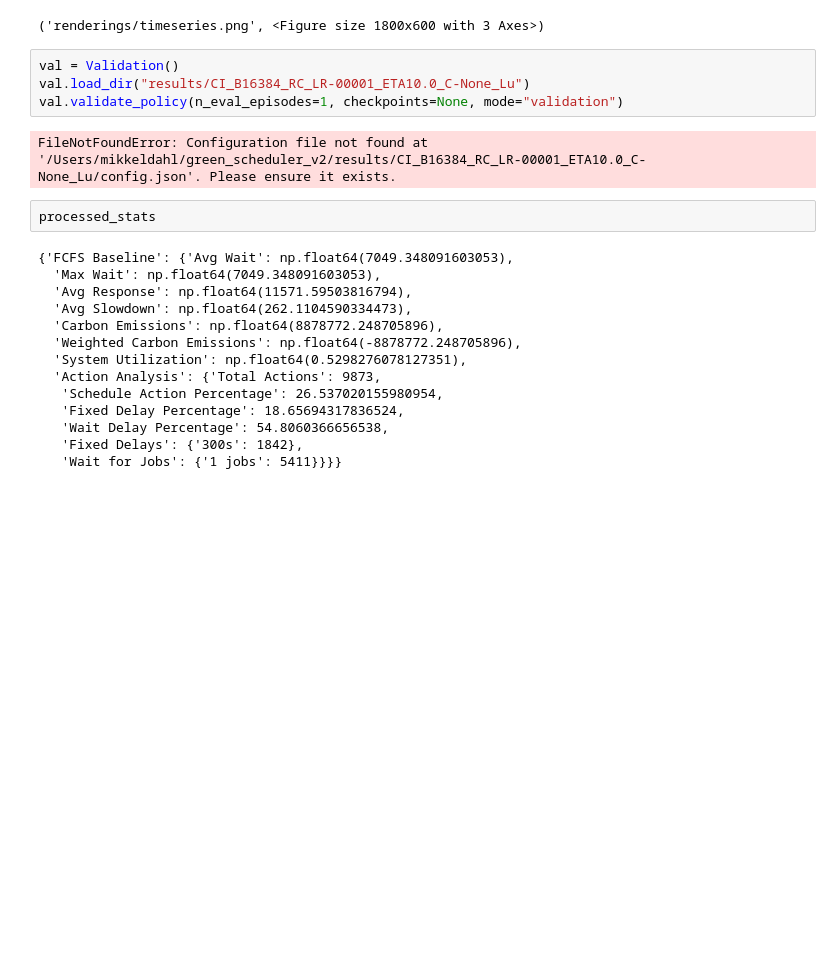
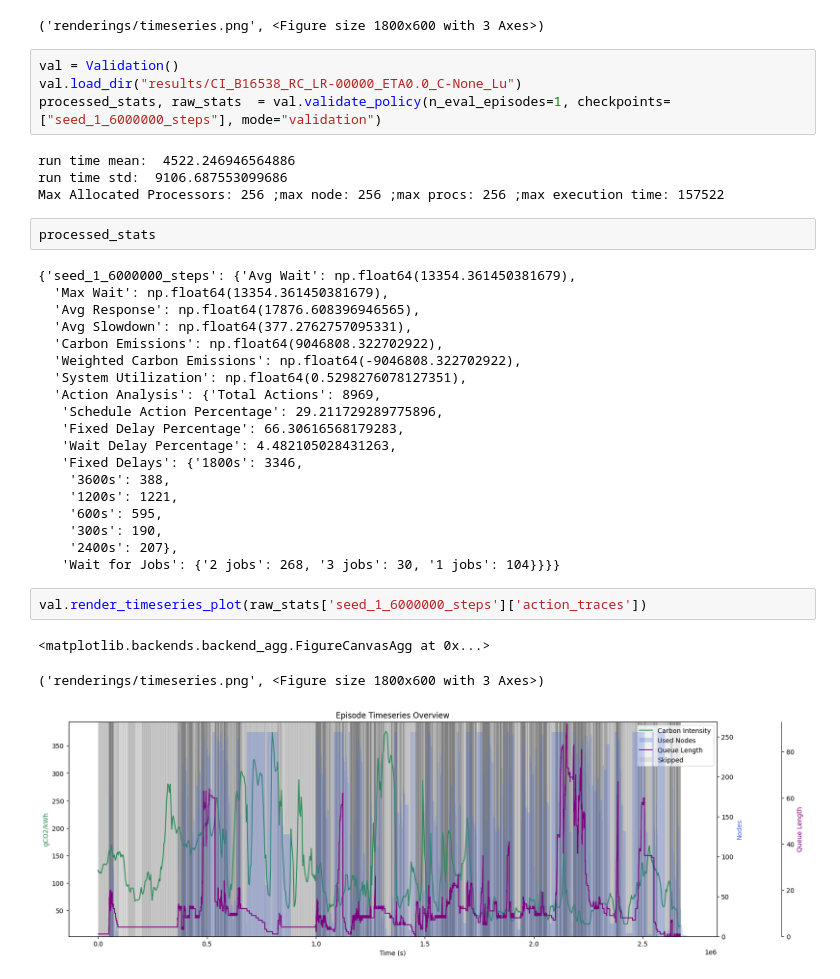
Before and after one commit to dadyownes15/green-hpc-scheduler, a Jupyter notebook: validation.ipynb, the cells around one changed output. Saved outputs shown, nothing was run; the diff lists cells and outputs as text; blank space fills up the shorter version.

Commit message:
new config

```diff
--- a/validation.ipynb
+++ b/validation.ipynb
@@ -54,23 +84,36 @@ val.render_timeseries_plot(raw_stats['FCFS Baseline']['action_traces'])
 ('renderings/timeseries.png', <Figure size 1800x600 with 3 Axes>)
 # %%
 val = Validation()
-val.load_dir("results/CI_B16384_RC_LR-00001_ETA10.0_C-None_Lu")
-val.validate_policy(n_eval_episodes=1, checkpoints=None, mode="validation")
+val.load_dir("results/CI_B16538_RC_LR-00000_ETA0.0_C-None_Lu")
+processed_stats, raw_stats  = val.validate_policy(n_eval_episodes=1, checkpoints=["seed_1_6000000_steps"], mode="validation")
 # %% [output]
-FileNotFoundError: Configuration file not found at '/Users/mikkeldahl/green_scheduler_v2/results/CI_B16384_RC_LR-00001_ETA10.0_C-None_Lu/config.json'. Please ensure it exists.
+run time mean:  4522.246946564886
+run time std:  9106.687553099686
+Max Allocated Processors: 256 ;max node: 256 ;max procs: 256 ;max execution time: 157522
 # %%
 processed_stats
 # %% [output]
-{'FCFS Baseline': {'Avg Wait': np.float64(7049.348091603053),
-  'Max Wait': np.float64(7049.348091603053),
-  'Avg Response': np.float64(11571.59503816794),
-  'Avg Slowdown': np.float64(262.1104590334473),
-  'Carbon Emissions': np.float64(8878772.248705896),
-  'Weighted Carbon Emissions': np.float64(-8878772.248705896),
+{'seed_1_6000000_steps': {'Avg Wait': np.float64(13354.361450381679),
+  'Max Wait': np.float64(13354.361450381679),
+  'Avg Response': np.float64(17876.608396946565),
+  'Avg Slowdown': np.float64(377.2762757095331),
+  'Carbon Emissions': np.float64(9046808.322702922),
+  'Weighted Carbon Emissions': np.float64(-9046808.322702922),
   'System Utilization': np.float64(0.5298276078127351),
-  'Action Analysis': {'Total Actions': 9873,
-   'Schedule Action Percentage': 26.537020155980954,
-   'Fixed Delay Percentage': 18.65694317836524,
-   'Wait Delay Percentage': 54.8060366656538,
-   'Fixed Delays': {'300s': 1842},
-   'Wait for Jobs': {'1 jobs': 5411}}}}
+  'Action Analysis': {'Total Actions': 8969,
+   'Schedule Action Percentage': 29.211729289775896,
+   'Fixed Delay Percentage': 66.30616568179283,
+   'Wait Delay Percentage': 4.482105028431263,
+   'Fixed Delays': {'1800s': 3346,
+    '3600s': 388,
+    '1200s': 1221,
+    '600s': 595,
+    '300s': 190,
+    '2400s': 207},
+   'Wait for Jobs': {'2 jobs': 268, '3 jobs': 30, '1 jobs': 104}}}}
+# %%
+val.render_timeseries_plot(raw_stats['seed_1_6000000_steps']['action_traces'])
+# %% [output]
+<matplotlib.backends.backend_agg.FigureCanvasAgg at 0x...>
+('renderings/timeseries.png', <Figure size 1800x600 with 3 Axes>)
+[figure, added]
```
Also changed, not shown: parts of 4 cells of this notebook, 18 other files.
